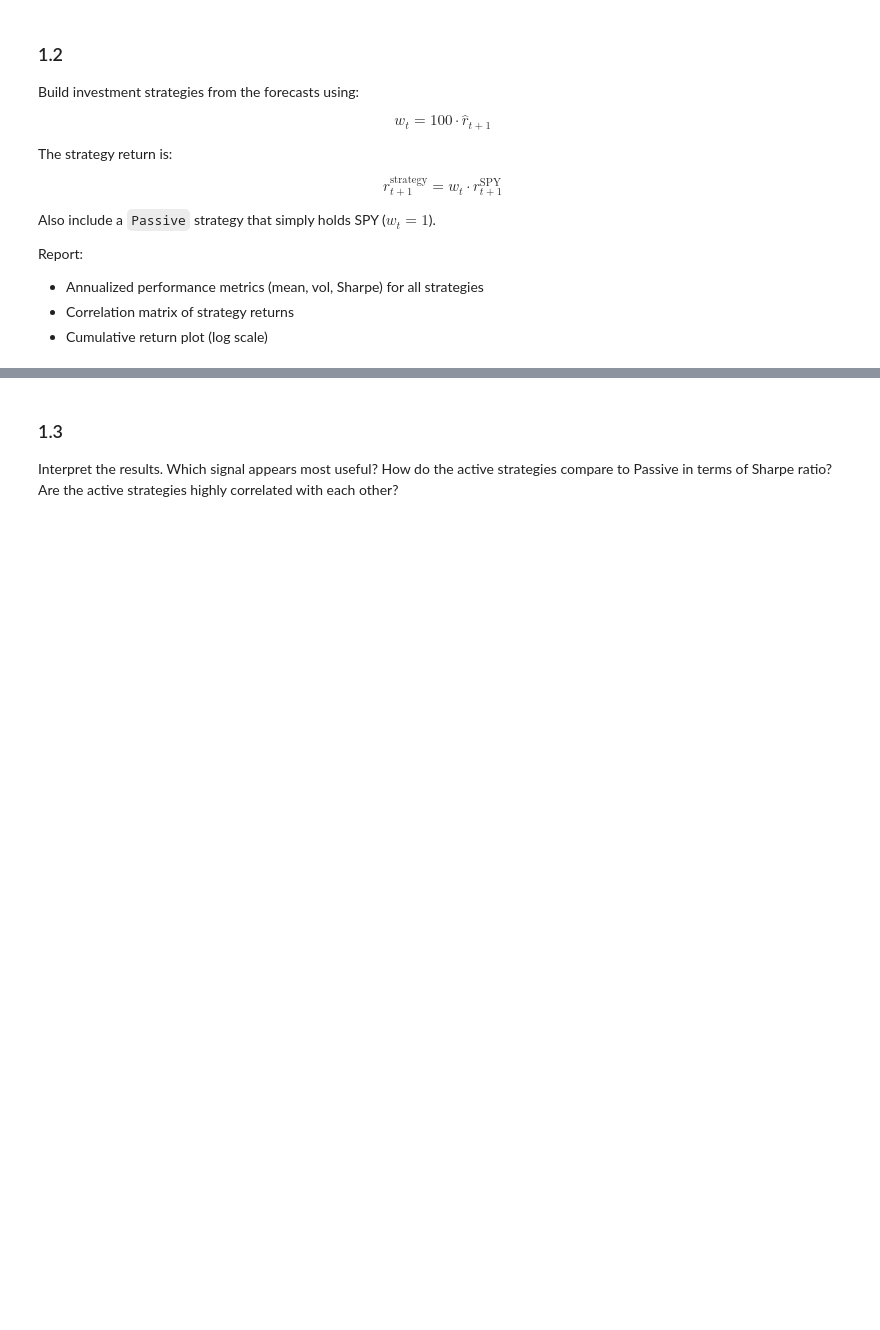
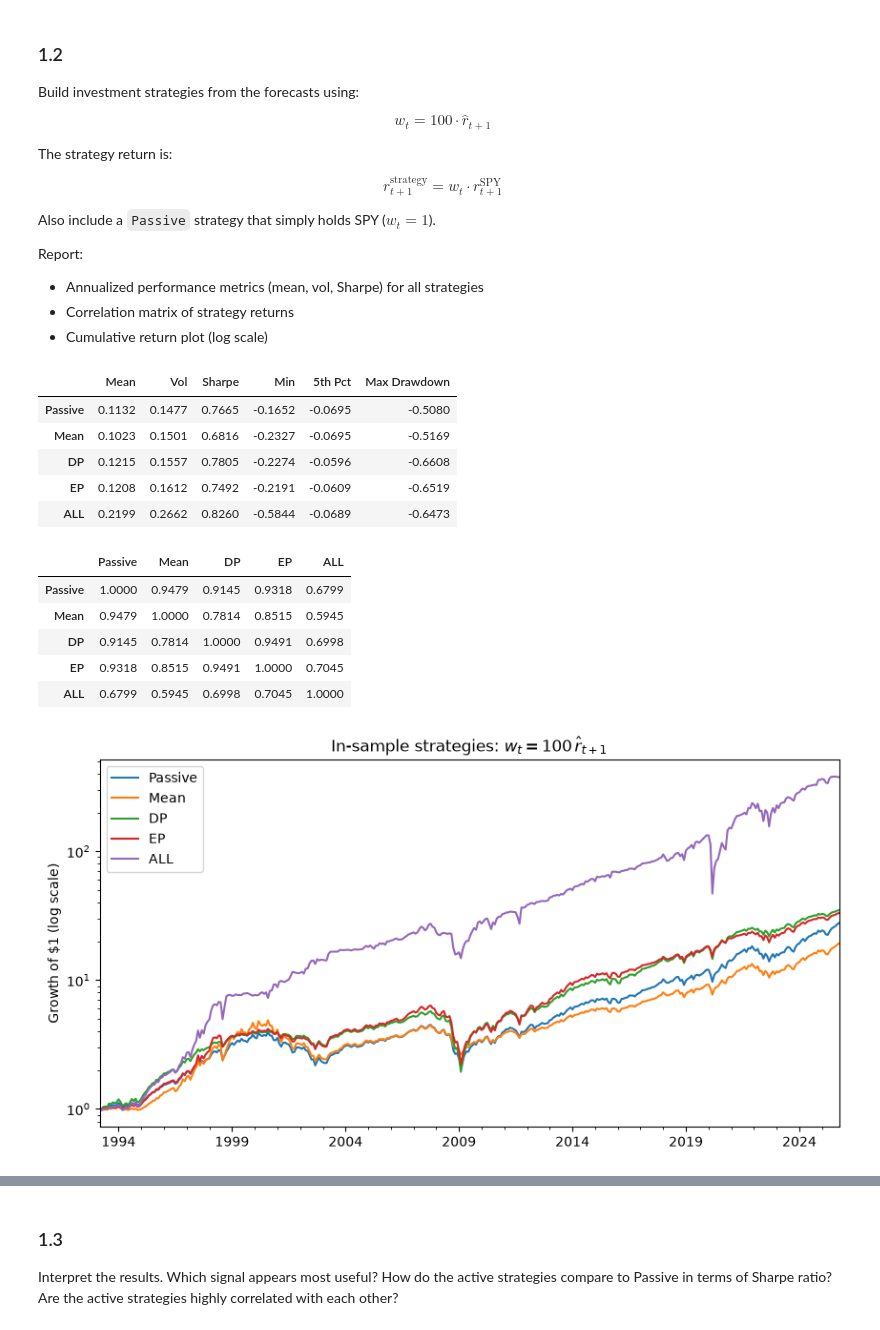
Before and after one commit to ivyxchan27/finm-367-groupc, a Jupyter notebook: ivy-work/hw7/forecasting-spy-exercise.ipynb, the cells around one changed output, grey strips where cells are left out. Saved outputs shown, nothing was run; the diff lists cells and outputs as text; code cells hidden in the pictures; blank space fills up the shorter version.

```diff
--- a/ivy-work/hw7/forecasting-spy-exercise.ipynb
+++ b/ivy-work/hw7/forecasting-spy-exercise.ipynb
@@ -91,3 +139,25 @@ Report:
 * Annualized performance metrics (mean, vol, Sharpe) for all strategies
 * Correlation matrix of strategy returns
 * Cumulative return plot (log scale)
+# %%
+strats_is = strategy_returns(fcst_is, spy)
+
+display(summary_stats(strats_is, FREQ))
+display(strats_is.corr())
+
+plot_cumulative(strats_is, 'In-sample strategies: $w_t = 100\\,\\hat r_{t+1}$')
+plt.show()
+# %% [output]
+|  | Mean | Vol | Sharpe | Min | 5th Pct | Max Drawdown |
+| Passive | 0.1132 | 0.1477 | 0.7665 | -0.1652 | -0.0695 | -0.5080 |
+| Mean | 0.1023 | 0.1501 | 0.6816 | -0.2327 | -0.0695 | -0.5169 |
+| DP | 0.1215 | 0.1557 | 0.7805 | -0.2274 | -0.0596 | -0.6608 |
+| EP | 0.1208 | 0.1612 | 0.7492 | -0.2191 | -0.0609 | -0.6519 |
+| ALL | 0.2199 | 0.2662 | 0.8260 | -0.5844 | -0.0689 | -0.6473 |
+|  | Passive | Mean | DP | EP | ALL |
+| Passive | 1.0000 | 0.9479 | 0.9145 | 0.9318 | 0.6799 |
+| Mean | 0.9479 | 1.0000 | 0.7814 | 0.8515 | 0.5945 |
+| DP | 0.9145 | 0.7814 | 1.0000 | 0.9491 | 0.6998 |
+| EP | 0.9318 | 0.8515 | 0.9491 | 1.0000 | 0.7045 |
+| ALL | 0.6799 | 0.5945 | 0.6998 | 0.7045 | 1.0000 |
+[figure, added]
```
Also changed, not shown: parts of 17 cells of this notebook, 4 other files.
